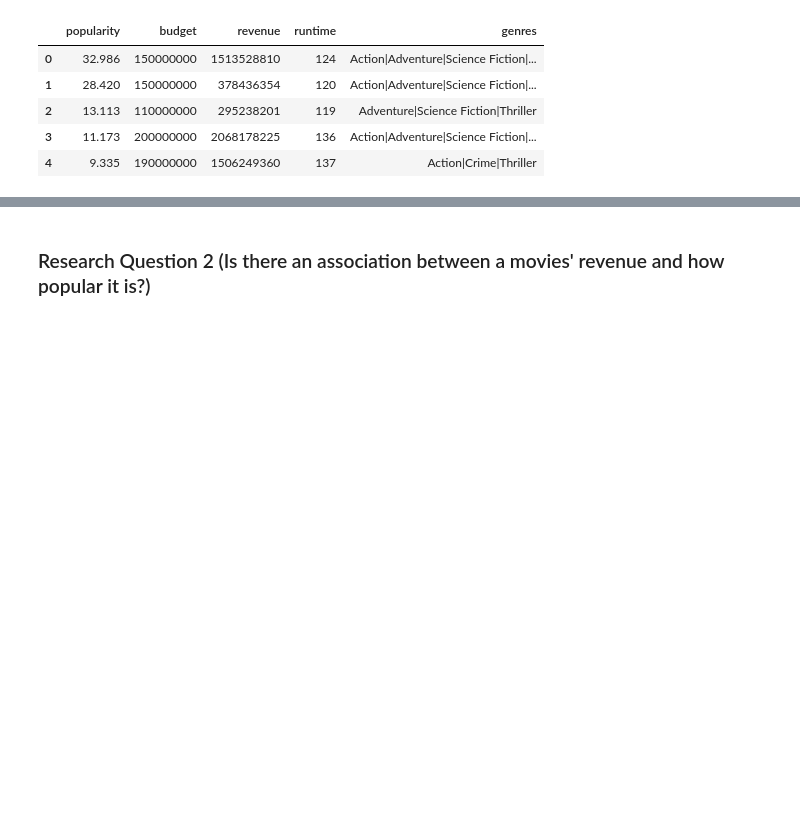
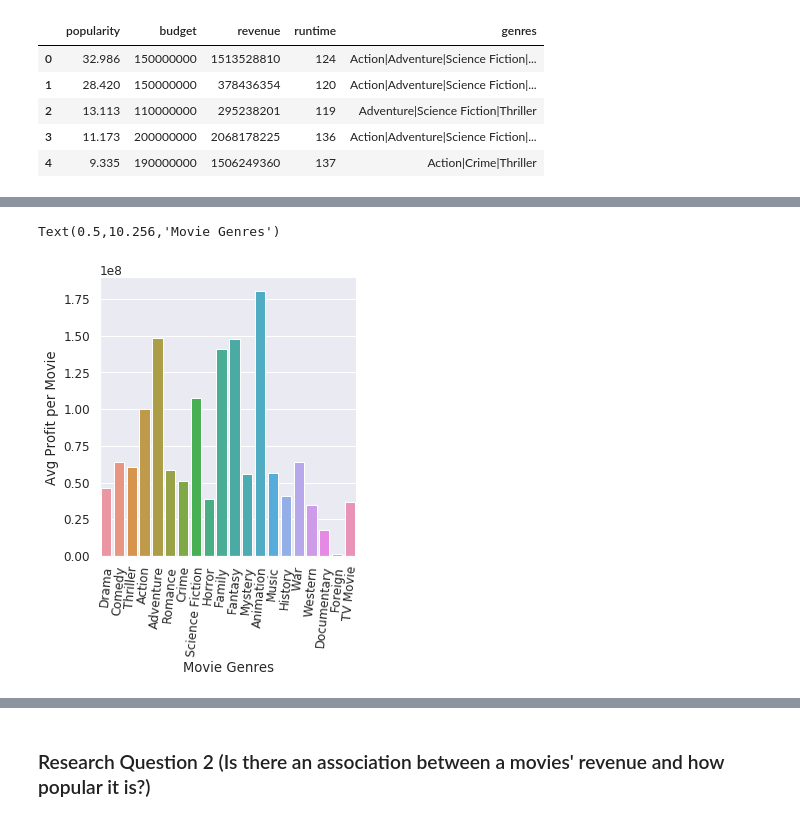
Before and after one commit to borealis92/coding, a Jupyter notebook: data-analyst-nano/project2/investigate-a-dataset-template.ipynb/investigate-a-dataset-template.ipynb, the cells around one changed output, grey strips where cells are left out. Saved outputs shown, nothing was run; the diff lists cells and outputs as text; code cells hidden in the pictures; blank space fills up the shorter version.

```diff
--- a/data-analyst-nano/project2/investigate-a-dataset-template.ipynb/investigate-a-dataset-template.ipynb
+++ b/data-analyst-nano/project2/investigate-a-dataset-template.ipynb/investigate-a-dataset-template.ipynb
@@ -106,7 +109,7 @@ clean_mdata.head()
 | 4 | 9.335 | 190000000 | 1506249360 | 137 | Action|Crime|Thriller |
 # %%
 #function which will take any column as argument from and keep its track
-def data(column):
+def add_genre(column):
     #will take a column, and separate the string by '|'
     data = clean_mdata[column].str.cat(sep = '|')
 
@@ -119,6 +122,4 @@ def data(column):
     return count
 # %%
 #variable to store the retured value
-count = data('genres')
-#printing top 5 values
-count.head()
+genre_count = add_genre('genres')
@@ -164,0 +138,22 @@ clean_mdata.head()
+# %%
+genre_profit = genre_count.copy()
+for genre in genre_count.keys():
+    has_genre = clean_mdata['genres'].str.contains(genre)
+    genre_profit[genre] = clean_mdata['gross_profit'][has_genre].mean()
+
+#ax = genre_profit.plot(kind='bar', title='Avg Gross Profit By Genre')
+#ax.set_ylabel('Avg Gross Profit')
+#ax.set_xlabel('Genres')
+# %%
+sns.set(font_scale=1.1)
+sns.set_style('darkgrid')
+gp = genre_profit.to_frame('profit')
+gp.reset_index(level=0, inplace=True)
+gp.columns = ['genre', 'profit']
+plot = sns.catplot(x='genre', y='profit', kind='bar', data=gp)
+plot.set_xticklabels(rotation=85)
+plot.fig.get_axes()[0].set_ylabel('Avg Profit per Movie')
+plot.fig.get_axes()[0].set_xlabel('Movie Genres')
+# %% [output]
+Text(0.5,10.256,'Movie Genres')
+[figure, added]
```
Also changed, not shown: parts of 27 cells of this notebook.
